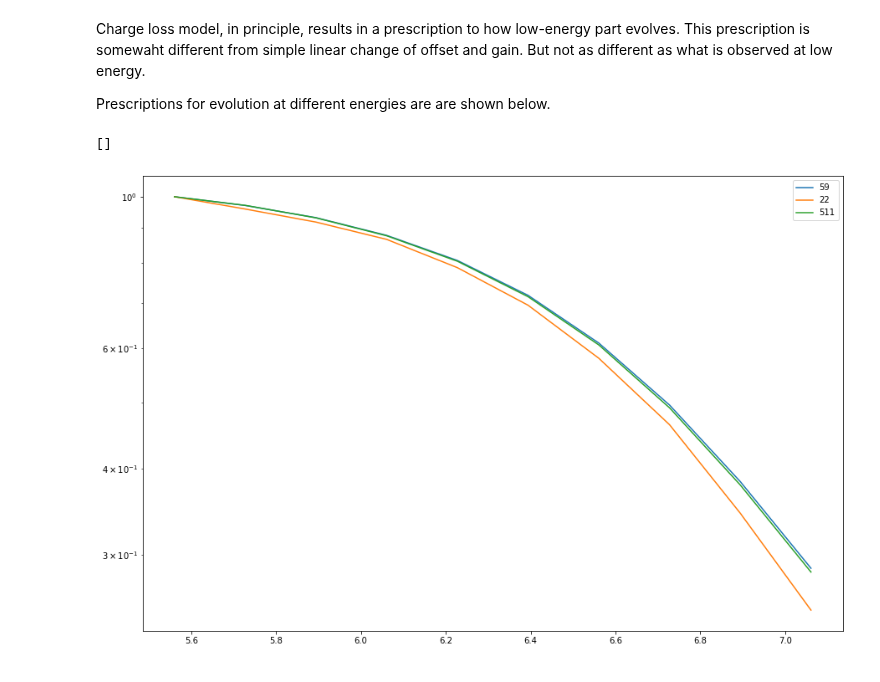
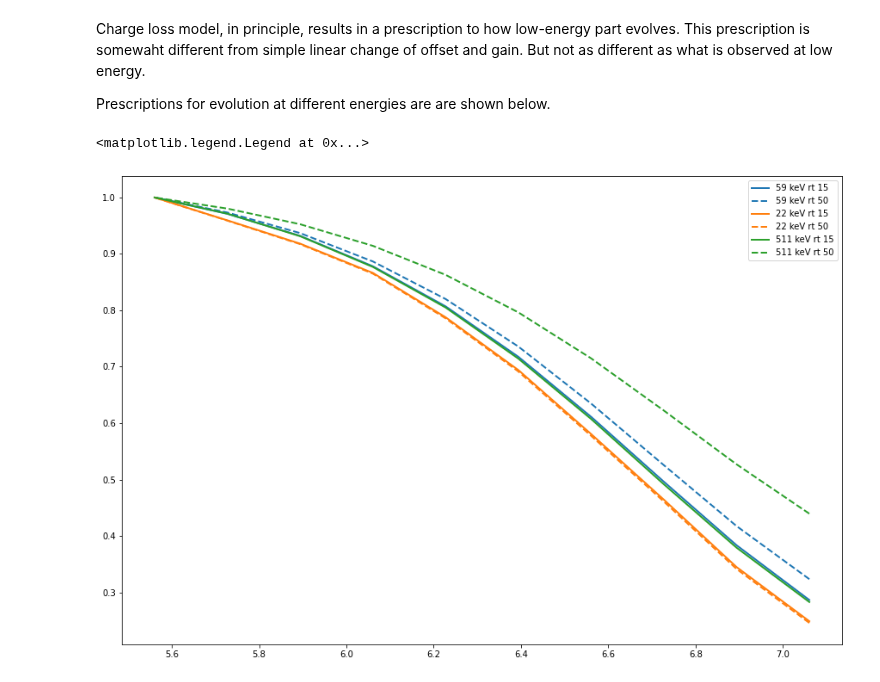
Before and after one commit to volodymyrss/integral-ibis-isgri-le-response, a Jupyter notebook: readme.ipynb, the cells around one changed output. Drawn from its saved outputs; the diff is of its cells as text; code cells hidden in the pictures.

```diff
--- a/readme.ipynb
+++ b/readme.ipynb
@@ -130,14 +133,17 @@ for tau_loss_factor in np.logspace(-1.5, 0, 10):
     for en in [22, 59, 511]:
         _bip = bipar_model.make_bipar_monoenergetic(det, en).transpose()
 
-        ltr_bip = _bip[15:30, :].sum(0)
-        lrt_lines.append(
-            dict(
-                energy=en,
-                tau_e=det.tau_e,
-                mean_pha=np.sum(pha_2d[0,:]*ltr_bip)/np.sum(ltr_bip)
-            )
-            )
+        for rt1, rt2 in [(15,30), (50,70)]:
+            ltr_bip = _bip[rt1:rt2, :].sum(0)
+            lrt_lines.append(
+                dict(
+                    rt1=rt1,
+                    rt2=rt2,
+                    energy=en,
+                    tau_e=det.tau_e,
+                    mean_pha=np.sum(pha_2d[0,:]*ltr_bip)/np.sum(ltr_bip)
+                )
+                )
 
         bip += _bip / np.nanquantile(_bip[_bip>_bip.max()/100].flatten(), 0.5)
 
@@ -179,16 +185,22 @@ Prescriptions for evolution at different energies are are shown below.
 # %%
 plt.figure(figsize=(15, 10))
 
 for en in set([l['energy'] for l in lrt_lines]):
-    mean_phas = np.array([l['mean_pha'] for l in lrt_lines if l['energy'] == en])
-    plt.plot(
-        [-np.log10(l['tau_e']) for l in lrt_lines if l['energy'] == en],
-        mean_phas/mean_phas.max(),
-        label=en
-    )
+    c = None
+    ls_list=['-','--']
+    for rt1 in [15, 50]:
+        mean_phas = np.array([l['mean_pha'] for l in lrt_lines if l['energy'] == en and l['rt1'] == rt1])
+        c=plt.plot(
+            [-np.log10(l['tau_e']) for l in lrt_lines if l['energy'] == en  and l['rt1'] == rt1],
+            mean_phas/mean_phas.max(),
+            label=f"{en} keV rt {rt1}",
+            c=c,
+            ls=ls_list.pop(0),
+            lw=2
+        )[0].get_color()
 
 plt.legend()
-plt.semilogy()
+#plt.semilogx()
 # %% [output]
-[]
+<matplotlib.legend.Legend at 0x...>
-[figure, old version]
+[figure, new version]
```
Also changed, not shown: parts of 5 cells of this notebook.
